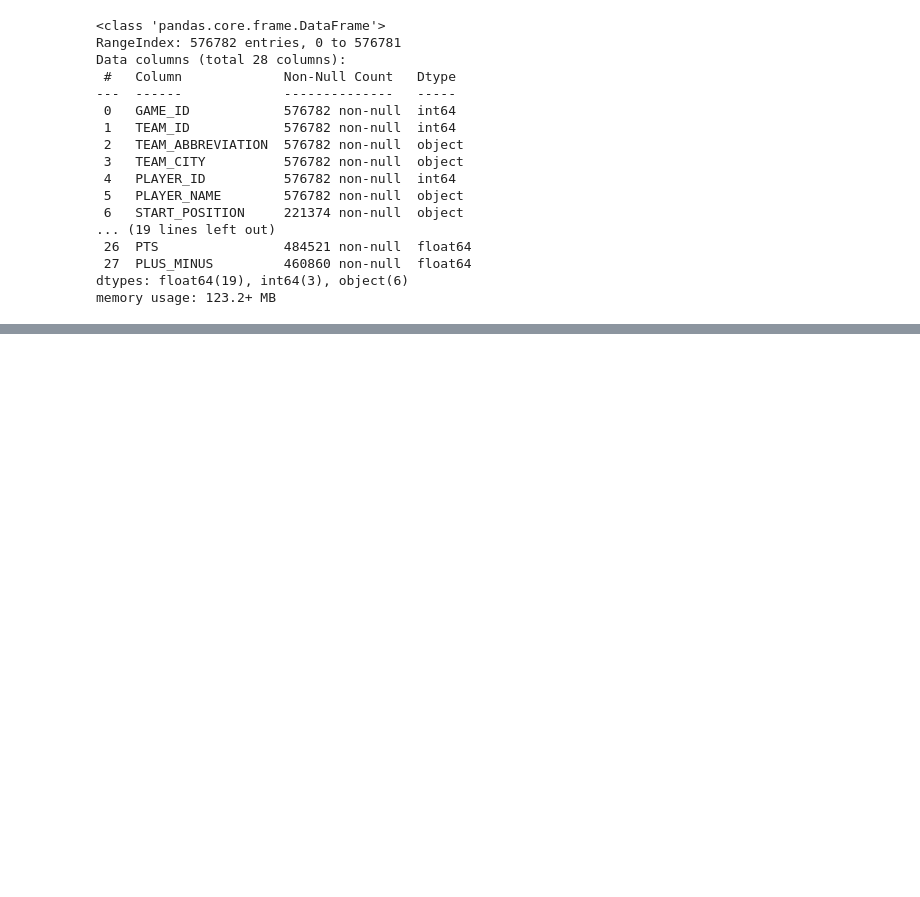
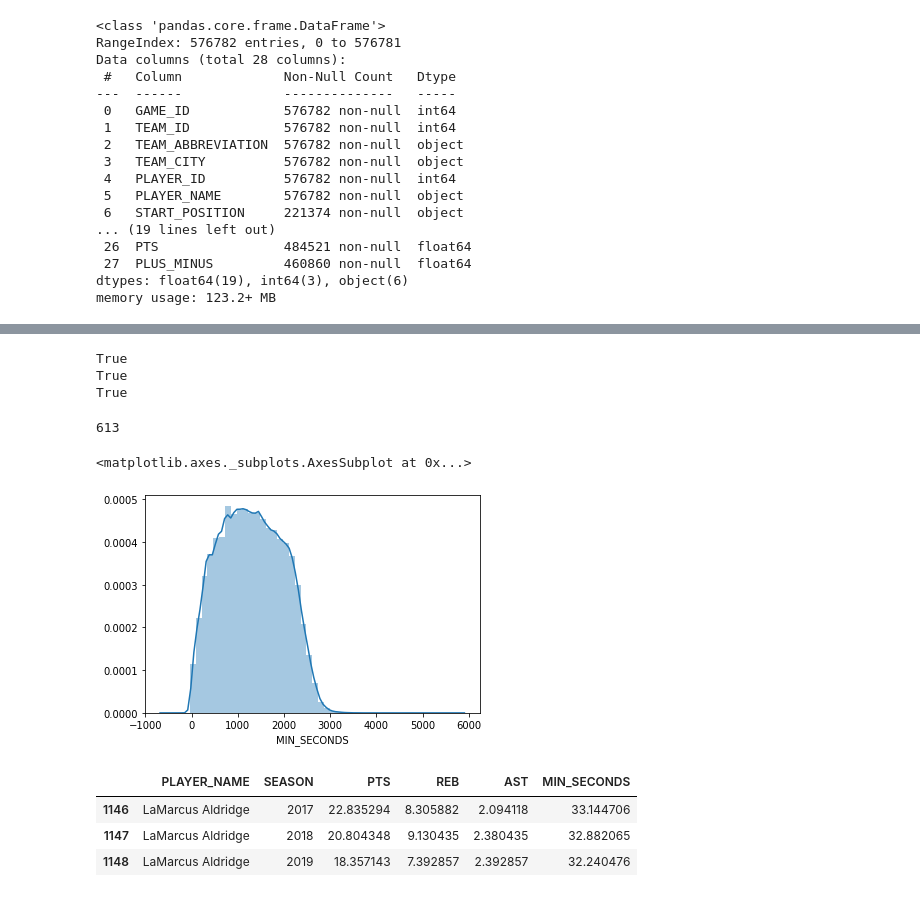
Before and after one commit to fndomariano/data-studies, a Jupyter notebook: nba-stats/nba-stats.ipynb, the cells around one changed output, grey strips where cells are left out. Cells and saved outputs as stored; diff of their text form; code cells hidden in the pictures; blank space fills up the shorter version.

```diff
--- a/nba-stats/nba-stats.ipynb
+++ b/nba-stats/nba-stats.ipynb
@@ -128,0 +112,41 @@ df_gd
+# %%
+# No inicio da análise vimos que tinha muitos valores faltantes, inclusive de tempo.
+# Será que existem jogadores com minutos jogados, cujo os pontos, rebotes e assistências não estão nulos?
+
+print(df_gd[(df_gd['PTS'].isna()) & (df_gd['MIN_SECONDS'] > 0)].empty);
+print(df_gd[(df_gd['REB'].isna()) & (df_gd['MIN_SECONDS'] > 0)].empty);
+print(df_gd[(df_gd['AST'].isna()) & (df_gd['MIN_SECONDS'] > 0)].empty);
+# %% [output]
+True
+True
+True
+# %%
+# Sendo assim, podemos concluir que se os pontos, rebotes ou assistencias
+# são valores nulos, os minutos jogados também são.
+
+# Então, o próximo passo é preencher a minutagem do jogador por temporada e assim,
+# com a minutagem, pode-se utilizar SEASON e MIN_SECONDS para colocar
+# valores nas colunas de pontos, assistencias e rebotes
+
+# Obs: Não removi os valores nulos por que representam 15% do dataset, o que considero uma porcentagem importante.
+
+# preenchendo a minutagem com a média por temporada
+df_gd['MIN_SECONDS'] = df_gd['MIN_SECONDS'].fillna(df_gd.groupby(['PLAYER_ID', 'SEASON'])['MIN_SECONDS'].transform('mean'))
+# %%
+# Após ter executando o código acima, ainda existem registros NaN
+df_gd['MIN_SECONDS'].isna().sum()
+# %% [output]
+613
+# %%
+# Os valores que ainda estão como NaN preenchi com a média da carreira
+df_gd['MIN_SECONDS'] = df_gd['MIN_SECONDS'].fillna(df_gd.groupby(['PLAYER_ID'])['MIN_SECONDS'].transform('mean'))
+# %%
+# Ainda com a tratativa acima, existem valores nulos, porém desta vez,
+# por se tratar de poucos registros decidi remove-los
+df_gd['MIN_SECONDS'].fillna(0, inplace=True)
+# %%
+# Após a substituição dos mesmos, podemos ver que agora os dados estão normalizados
+sns.distplot(df_gd['MIN_SECONDS'], bins=50)
+# %% [output]
+<matplotlib.axes._subplots.AxesSubplot at 0x...>
+[figure, added]
@@ -128,0 +195,7 @@ df_gd
+# %%
+new_df[new_df['PLAYER_NAME'] == 'LaMarcus Aldridge']
+# %% [output]
+|  | PLAYER_NAME | SEASON | PTS | REB | AST | MIN_SECONDS |
+| 1146 | LaMarcus Aldridge | 2017 | 22.835294 | 8.305882 | 2.094118 | 33.144706 |
+| 1147 | LaMarcus Aldridge | 2018 | 20.804348 | 9.130435 | 2.380435 | 32.882065 |
+| 1148 | LaMarcus Aldridge | 2019 | 18.357143 | 7.392857 | 2.392857 | 32.240476 |
```
Also changed, not shown: parts of 17 cells of this notebook.
